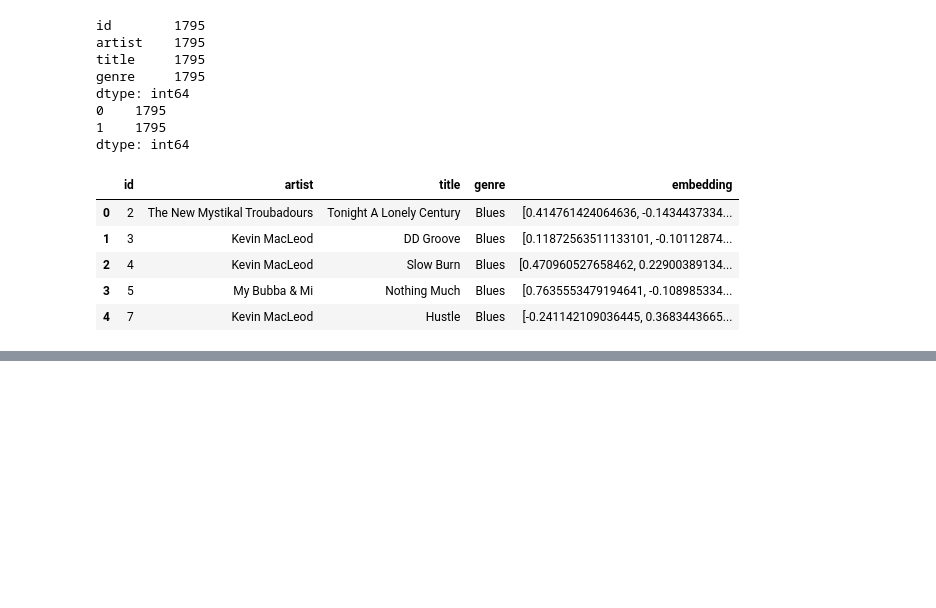
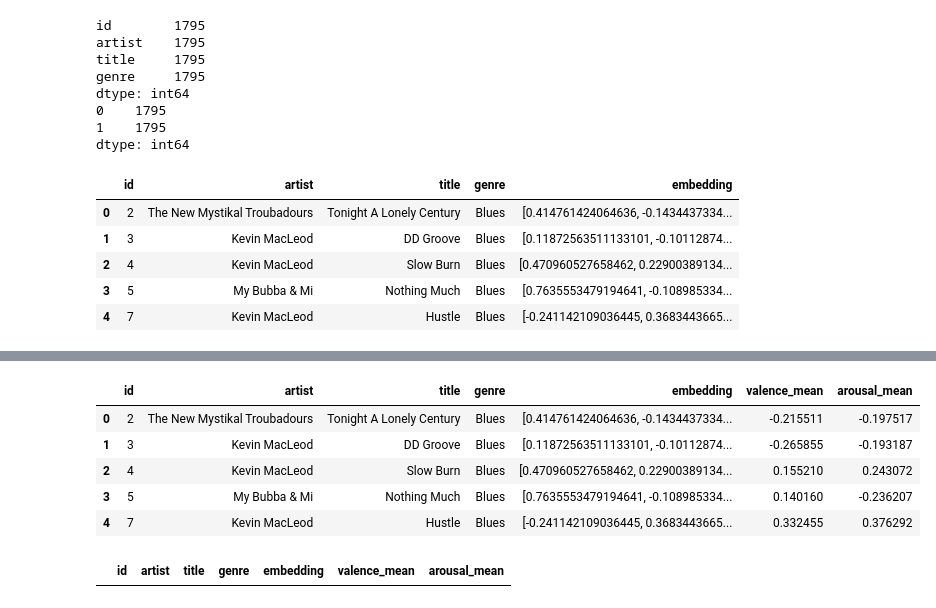
Before and after one commit to MhmdMahir/DEAMDataFeatureExtraction, a Jupyter notebook: scripts/DEAMFeaturePreprocessing.ipynb, the cells around one changed output, grey strips where cells are left out. Saved outputs shown, nothing was run; the diff lists cells and outputs as text; code cells hidden in the pictures; blank space fills up the shorter version.

```diff
--- a/scripts/DEAMFeaturePreprocessing.ipynb
+++ b/scripts/DEAMFeaturePreprocessing.ipynb
@@ -247,0 +332,29 @@ merged_df.count()
+# %%
+# Drop any existing redundant mean columns before merging to ensure a clean state
+columns_to_drop = [col for col in merged_df.columns if 'valence_mean' in col or 'arousal_mean' in col]
+merged_df = merged_df.drop(columns=columns_to_drop)
+
+# Merge the correctly named valence_mean Series
+merged_df = merged_df.merge(
+    valence_mean,
+    left_on='id',
+    right_index=True,
+    how='left'
+)
+
+# Merge the correctly named arousal_mean Series
+merged_df = merged_df.merge(
+    arousal_mean,
+    left_on='id',
+    right_index=True,
+    how='left'
+)
+
+display(merged_df.head())
+# %% [output]
+|  | id | artist | title | genre | embedding | valence_mean | arousal_mean |
+| 0 | 2 | The New Mystikal Troubadours | Tonight A Lonely Century | Blues | [0.414761424064636, -0.1434437334... | -0.215511 | -0.197517 |
+| 1 | 3 | Kevin MacLeod | DD Groove | Blues | [0.11872563511133101, -0.10112874... | -0.265855 | -0.193187 |
+| 2 | 4 | Kevin MacLeod | Slow Burn | Blues | [0.470960527658462, 0.22900389134... | 0.155210 | 0.243072 |
+| 3 | 5 | My Bubba & Mi | Nothing Much | Blues | [0.7635553479194641, -0.108985334... | 0.140160 | -0.236207 |
+| 4 | 7 | Kevin MacLeod | Hustle | Blues | [-0.241142109036445, 0.3683443665... | 0.332455 | 0.376292 |
@@ -247,0 +363,9 @@ merged_df.count()
+# %%
+# Filtering for rows where -1 > Arousal > 1 and -1 > Valence > 1 (mathematically impossible)
+extremely_out_of_range_data = merged_df[
+    ((-1 > merged_df['arousal_mean']) & (merged_df['arousal_mean'] > 1)) |
+    ((-1 > merged_df['valence_mean']) & (merged_df['valence_mean'] > 1))
+]
+display(extremely_out_of_range_data)
+# %% [output]
+|  | id | artist | title | genre | embedding | valence_mean | arousal_mean |
```
Also changed, not shown: parts of 12 cells of this notebook, 1 other file.
